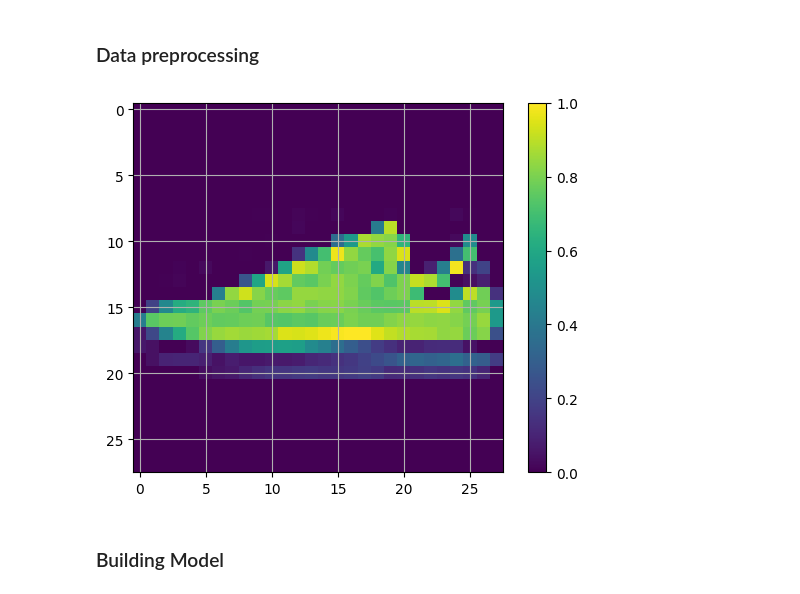
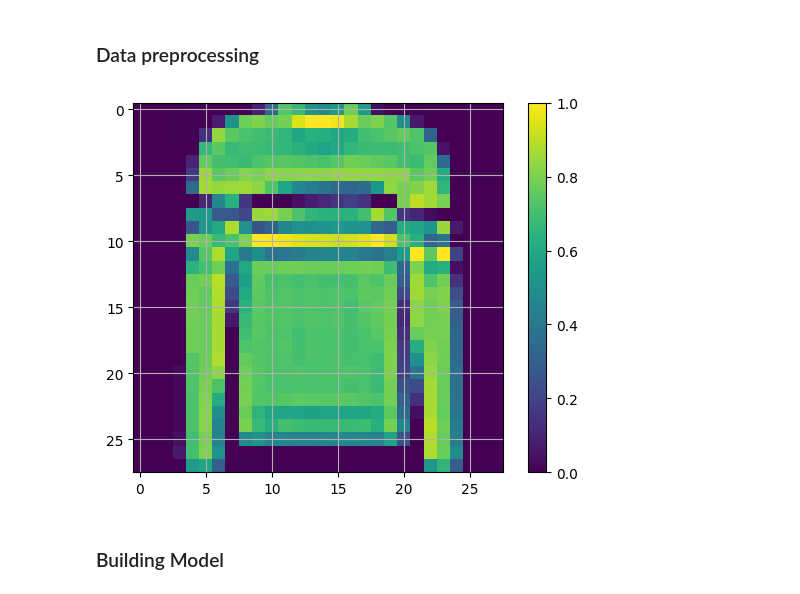
Before and after one commit to Phanxv/Machine-Learning-Sandbox, a Jupyter notebook: TensorFlow.ipynb, the cells around one changed output. Cells and saved outputs as stored; diff of their text form; code cells hidden in the pictures.

```diff
--- a/TensorFlow.ipynb
+++ b/TensorFlow.ipynb
@@ -549,12 +321,12 @@ fashion_train_images = fashion_train_images / 255.0
 fashion_test_images = fashion_test_images / 255.0
 # %%
 plt.figure()
-plt.imshow(fashion_train_images[6])
+plt.imshow(fashion_train_images[5])
 plt.colorbar()
 plt.grid(True)
 plt.show()
 # %% [output]
-[figure, old version]
+[figure, new version]
 # %% [markdown]
 ### Building Model
 # %%
```
Also changed, not shown: parts of 23 cells of this notebook, 1 other file.
